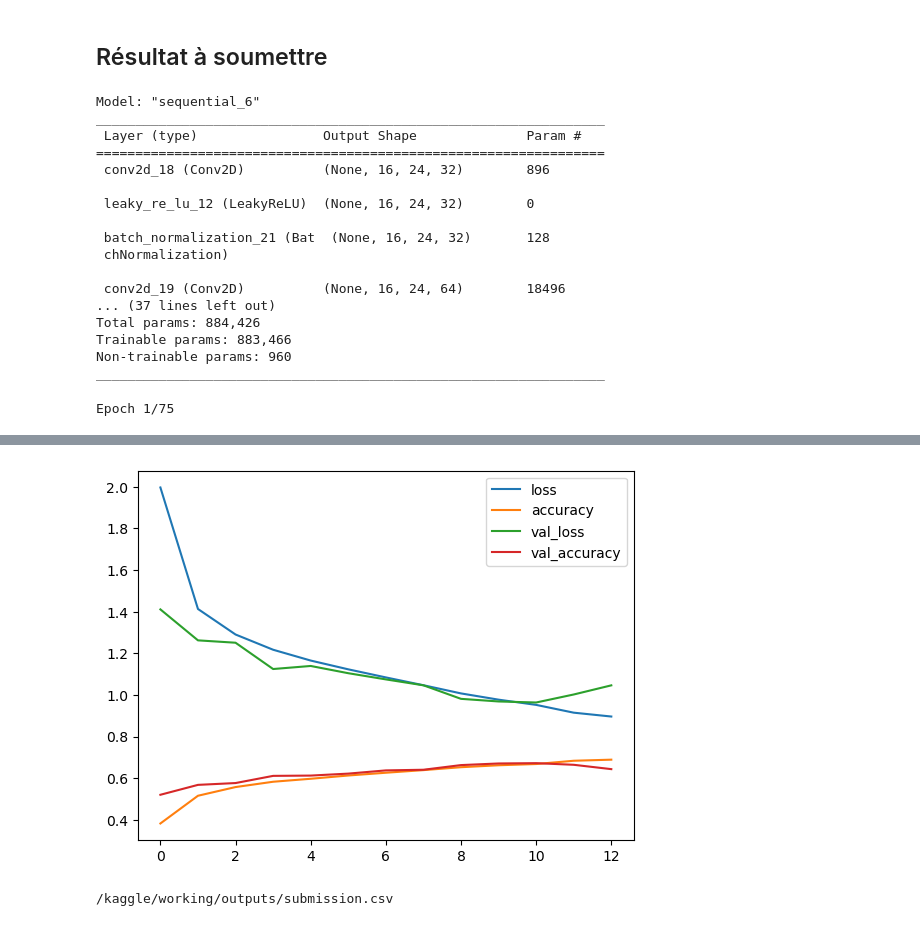
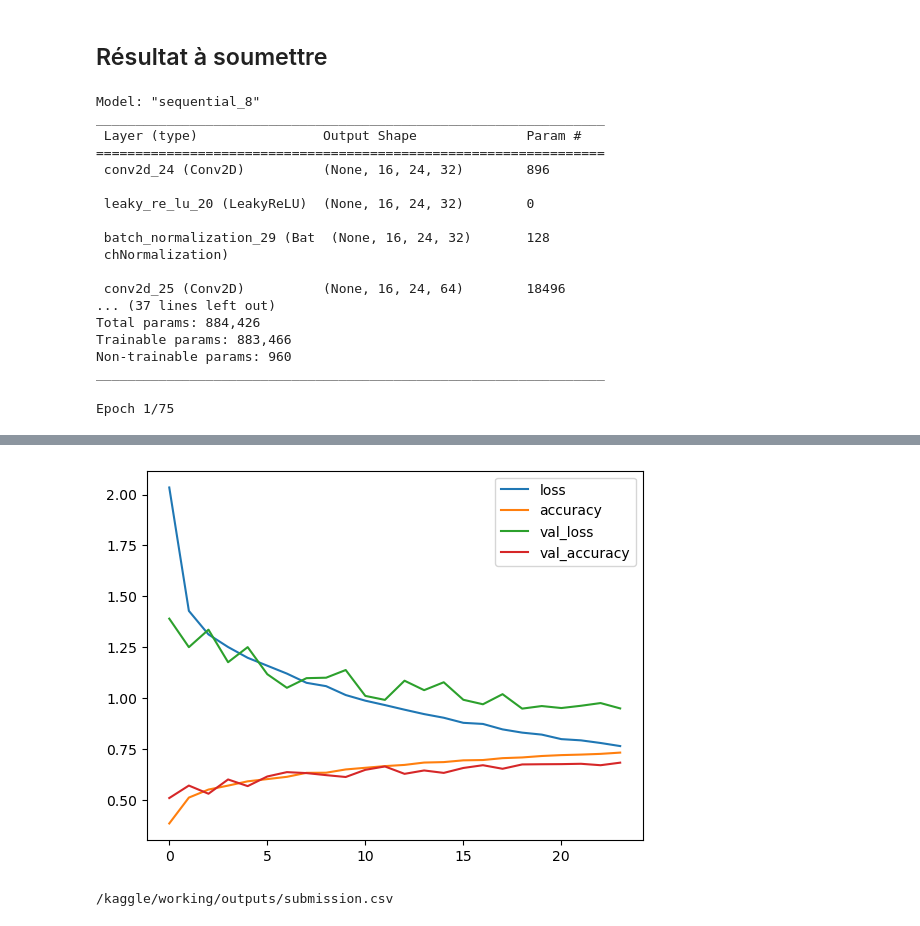
Before and after one commit to Bast-94/IREN-BOATS, a Jupyter notebook: notebook-competion1.ipynb, the cells around one changed output, grey strips where cells are left out. Saved outputs shown, nothing was run; the diff lists cells and outputs as text; code cells hidden in the pictures.

```diff
--- a/notebook-competion1.ipynb
+++ b/notebook-competion1.ipynb
@@ -120,7 +120,7 @@ def build_model(input_shape=(16, 24, 3), num_classes=10) -> Model:
         Dense(256),
         LeakyReLU(alpha=0.1),
         BatchNormalization(),
-        Dropout(0.6),
+        Dropout(0.65),
         Dense(num_classes, activation='softmax')
     ])
 
@@ -133,18 +133,18 @@ def build_model(input_shape=(16, 24, 3), num_classes=10) -> Model:
 model = build_model()
 model.summary()
 # %% [output]
-Model: "sequential_6"
+Model: "sequential_8"
 _________________________________________________________________
  Layer (type)                Output Shape              Param #
 =================================================================
- conv2d_18 (Conv2D)          (None, 16, 24, 32)        896
+ conv2d_24 (Conv2D)          (None, 16, 24, 32)        896
 
- leaky_re_lu_12 (LeakyReLU)  (None, 16, 24, 32)        0
+ leaky_re_lu_20 (LeakyReLU)  (None, 16, 24, 32)        0
 
- batch_normalization_21 (Bat  (None, 16, 24, 32)       128
+ batch_normalization_29 (Bat  (None, 16, 24, 32)       128
  chNormalization)
 
- conv2d_19 (Conv2D)          (None, 16, 24, 64)        18496
+ conv2d_25 (Conv2D)          (None, 16, 24, 64)        18496
 ... (37 lines left out)
 Total params: 884,426
 Trainable params: 883,466
@@ -153,7 +153,7 @@ _________________________________________________________________
 # %%
 def train_and_test(epochs=50,model=None):
     callbacks = []
-    callbacks.append(CheckValidationLossCallback(patience=3))
+    #callbacks.append(CheckValidationLossCallback(patience=3))
     callbacks.append(tf.keras.callbacks.EarlyStopping(monitor='val_loss', patience=5))
     if model is None:
         model = build_model()
@@ -191,6 +191,6 @@ Epoch 13/75
 116/116 [==============================] - 0s 3ms/step
 116/116 [==============================] - 0s 3ms/step
-[figure, old version]
+[figure, new version]
 # %%
 FileLink('outputs/submission.csv')
 # %% [output]
```
Also changed, not shown: parts of 1 cell of this notebook.
